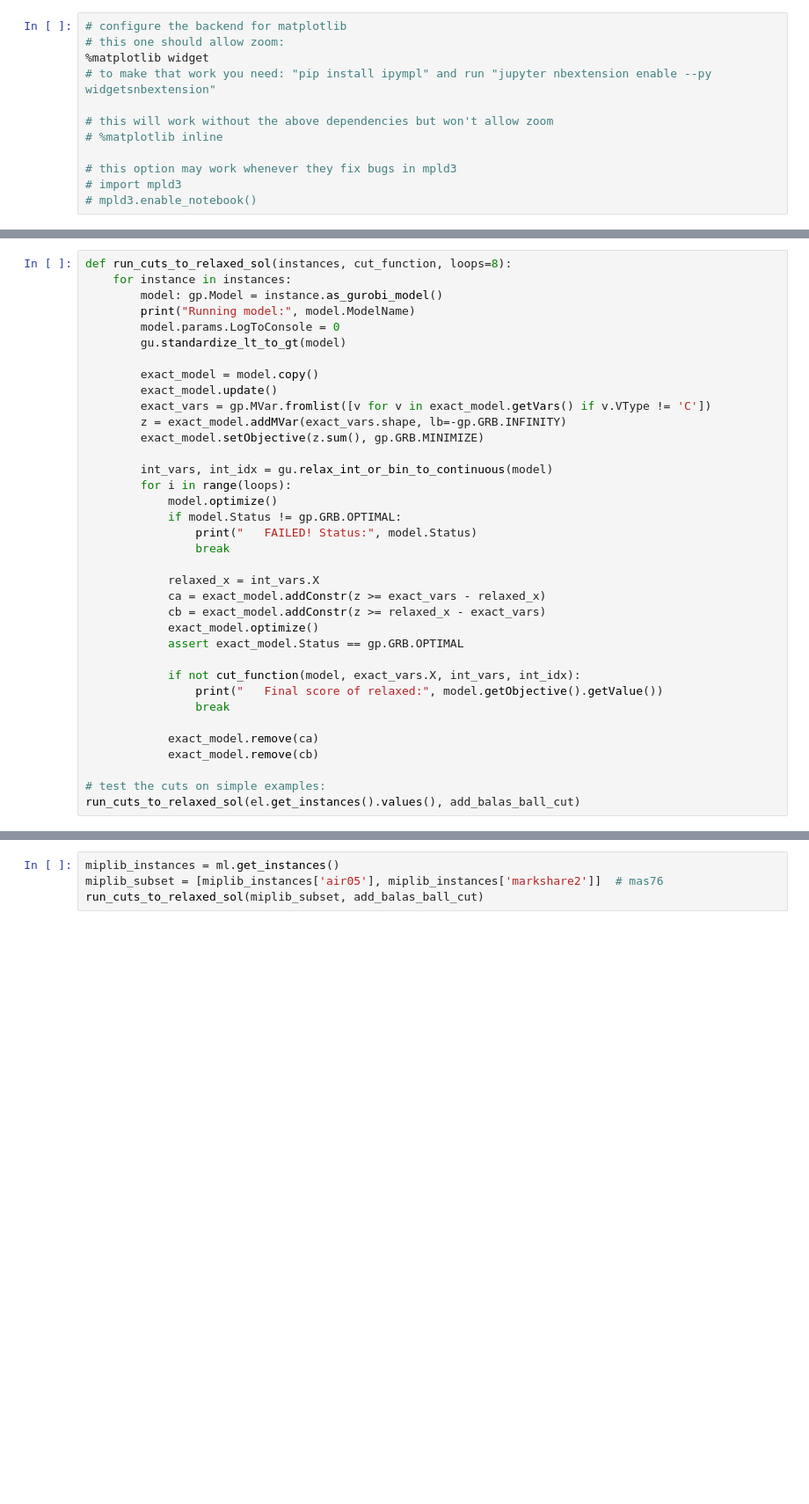
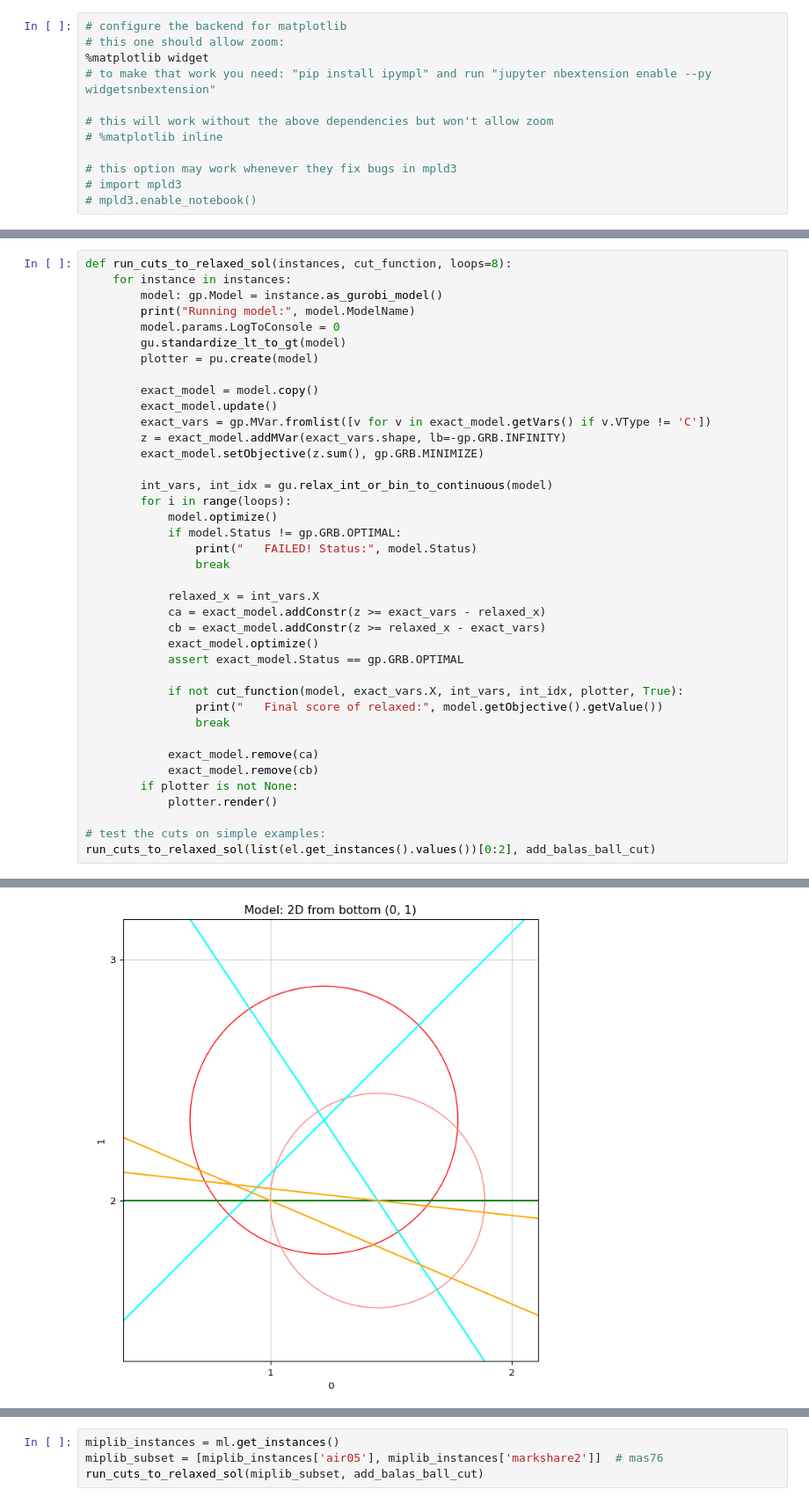
Before and after one commit to BrannonKing/intersection_cuts, a Jupyter notebook: main.ipynb, the cells around one changed output, grey strips where cells are left out. Shown at 88% size. Cells and saved outputs as stored; diff of their text form; blank space fills up the shorter version.

```diff
--- a/main.ipynb
+++ b/main.ipynb
@@ -214,6 +248,7 @@ def run_cuts_to_relaxed_sol(instances, cut_function, loops=8):
         print("Running model:", model.ModelName)
         model.params.LogToConsole = 0
         gu.standardize_lt_to_gt(model)
+        plotter = pu.create(model)
 
         exact_model = model.copy()
         exact_model.update()
@@ -234,15 +269,17 @@ def run_cuts_to_relaxed_sol(instances, cut_function, loops=8):
             exact_model.optimize()
             assert exact_model.Status == gp.GRB.OPTIMAL
 
-            if not cut_function(model, exact_vars.X, int_vars, int_idx):
+            if not cut_function(model, exact_vars.X, int_vars, int_idx, plotter, True):
                 print("   Final score of relaxed:", model.getObjective().getValue())
                 break
 
             exact_model.remove(ca)
             exact_model.remove(cb)
+        if plotter is not None:
+            plotter.render()
 
 # test the cuts on simple examples:
-run_cuts_to_relaxed_sol(el.get_instances().values(), add_balas_ball_cut)
+run_cuts_to_relaxed_sol(list(el.get_instances().values())[0:2], add_balas_ball_cut)
 # %% [output]
 Set parameter Presolve to value 0
 Set parameter Heuristics to value 0
@@ -263,0 +303 @@ Set parameter Cuts to value 0
+[figure, added]
```
Also changed, not shown: parts of 3 cells of this notebook, 2 other files.
